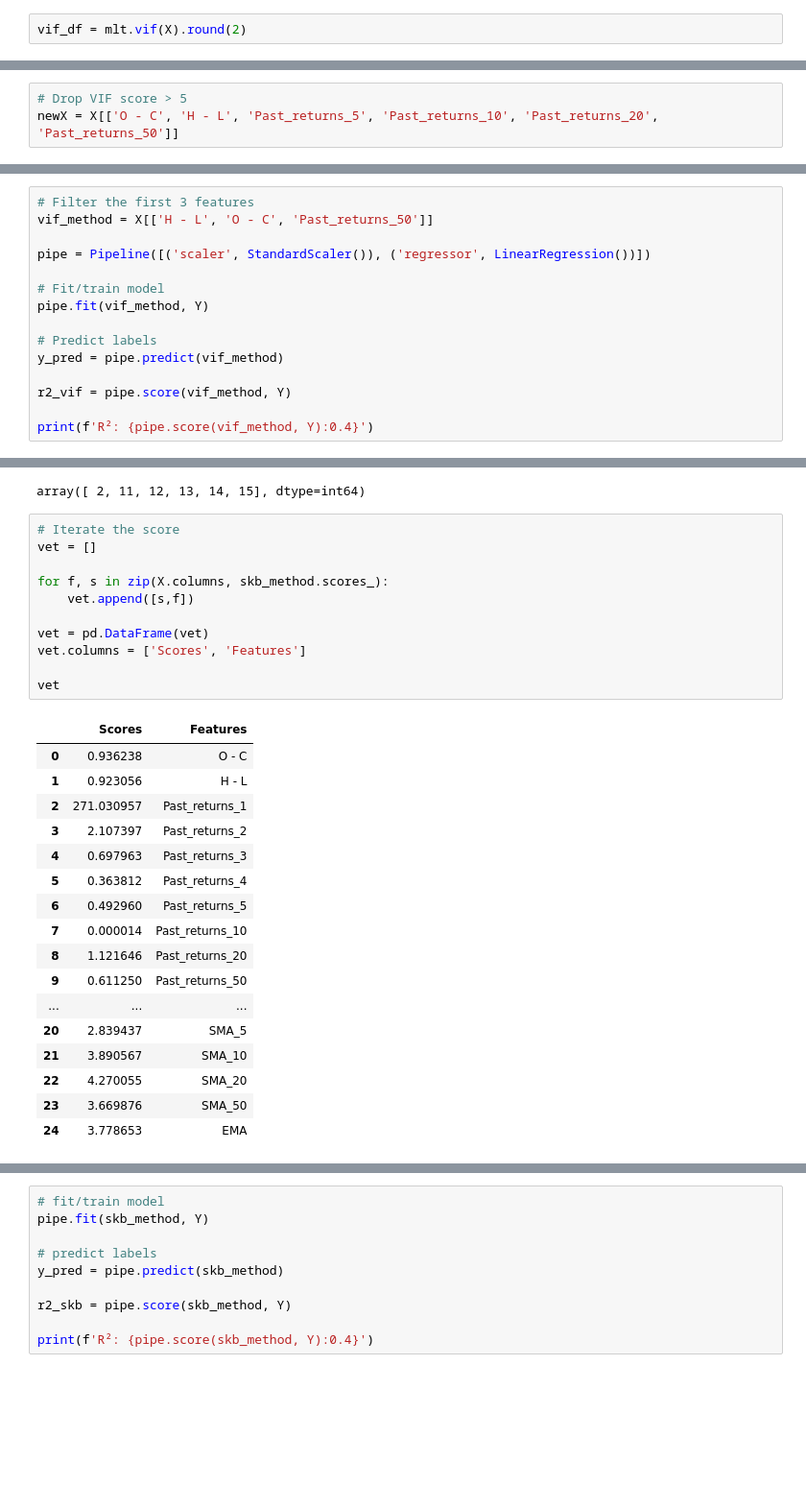
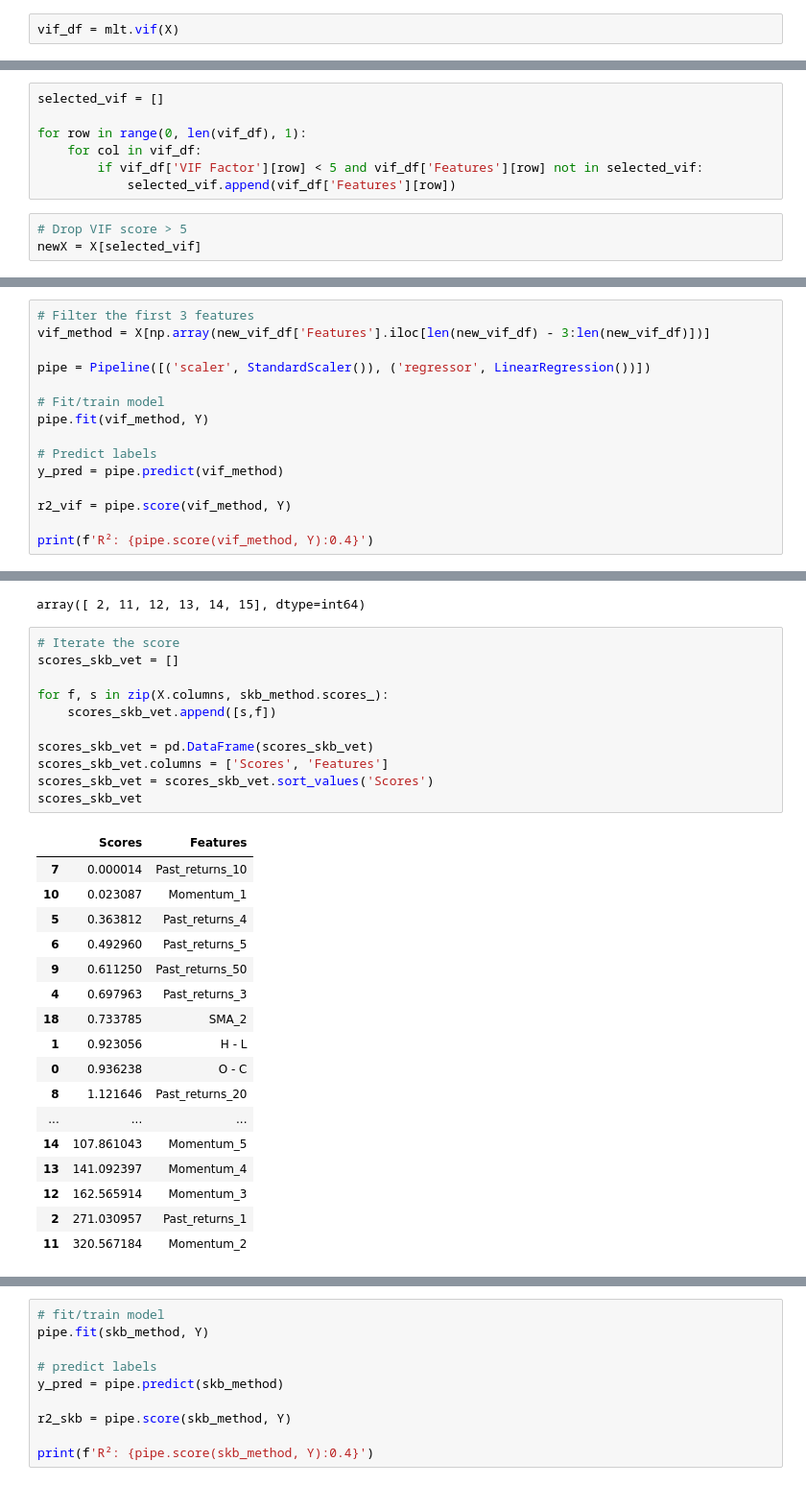
Before and after one commit to angelohomen/CQF_tests, a Jupyter notebook: [CQF] Exam_three/Exam_three_solution.ipynb, the cells around one changed output, grey strips where cells are left out. Shown at 96% size. Cells and saved outputs as stored; diff of their text form; blank space fills up the shorter version.

```diff
--- a/[CQF] Exam_three/Exam_three_solution.ipynb
+++ b/[CQF] Exam_three/Exam_three_solution.ipynb
@@ -577,6 +591,6 @@ $$VIF = \frac{1}{1-{R}^{2}}$$
 - VIF = 1, no correlation between the independent variable and the other variables.
 - VIF exceeding 5 or 10 indicates high multicollinearity between this independent variable and the others.
 # %%
-vif_df = mlt.vif(X).round(2)
+vif_df = mlt.vif(X)
 # %% [output]
 divide by zero encountered in double_scalars
@@ -583,3 +617,10 @@ divide by zero encountered in double_scalars
+# %%
+selected_vif = []
+
+for row in range(0, len(vif_df), 1):
+    for col in vif_df:
+        if vif_df['VIF Factor'][row] < 5 and vif_df['Features'][row] not in selected_vif:
+            selected_vif.append(vif_df['Features'][row])
 # %%
 # Drop VIF score > 5
-newX = X[['O - C', 'H - L', 'Past_returns_5', 'Past_returns_10', 'Past_returns_20', 'Past_returns_50']]
+newX = X[selected_vif]
@@ -589,6 +657,6 @@ new_vif_df = mlt.vif(newX).sort_values(by="VIF Factor")
 # %%
 # Filter the first 3 features
-vif_method = X[['H - L', 'O - C', 'Past_returns_50']]
+vif_method = X[np.array(new_vif_df['Features'].iloc[len(new_vif_df) - 3:len(new_vif_df)])]
 
 pipe = Pipeline([('scaler', StandardScaler()), ('regressor', LinearRegression())])
 
@@ -621,32 +689,32 @@ skb_method.get_support(indices=True)
 array([ 2, 11, 12, 13, 14, 15], dtype=int64)
 # %%
 # Iterate the score
-vet = []
+scores_skb_vet = []
 
 for f, s in zip(X.columns, skb_method.scores_):
-    vet.append([s,f])
+    scores_skb_vet.append([s,f])
 
-vet = pd.DataFrame(vet)
-vet.columns = ['Scores', 'Features']
-
-vet
+scores_skb_vet = pd.DataFrame(scores_skb_vet)
+scores_skb_vet.columns = ['Scores', 'Features']
+scores_skb_vet = scores_skb_vet.sort_values('Scores')
+scores_skb_vet
 # %% [output]
 |  | Scores | Features |
-| 0 | 0.936238 | O - C |
-| 1 | 0.923056 | H - L |
-| 2 | 271.030957 | Past_returns_1 |
-| 3 | 2.107397 | Past_returns_2 |
-| 4 | 0.697963 | Past_returns_3 |
+| 7 | 0.000014 | Past_returns_10 |
+| 10 | 0.023087 | Momentum_1 |
 | 5 | 0.363812 | Past_returns_4 |
 | 6 | 0.492960 | Past_returns_5 |
-| 7 | 0.000014 | Past_returns_10 |
+| 9 | 0.611250 | Past_returns_50 |
+| 4 | 0.697963 | Past_returns_3 |
+| 18 | 0.733785 | SMA_2 |
+| 1 | 0.923056 | H - L |
+| 0 | 0.936238 | O - C |
 | 8 | 1.121646 | Past_returns_20 |
-| 9 | 0.611250 | Past_returns_50 |
 | ... | ... | ... |
-| 20 | 2.839437 | SMA_5 |
-| 21 | 3.890567 | SMA_10 |
-| 22 | 4.270055 | SMA_20 |
-| 23 | 3.669876 | SMA_50 |
-| 24 | 3.778653 | EMA |
+| 14 | 107.861043 | Momentum_5 |
+| 13 | 141.092397 | Momentum_4 |
+| 12 | 162.565914 | Momentum_3 |
+| 2 | 271.030957 | Past_returns_1 |
+| 11 | 320.567184 | Momentum_2 |
 # %%
 # Filter three features with highest score
```
Also changed, not shown: parts of 37 cells of this notebook, 1 other file.
